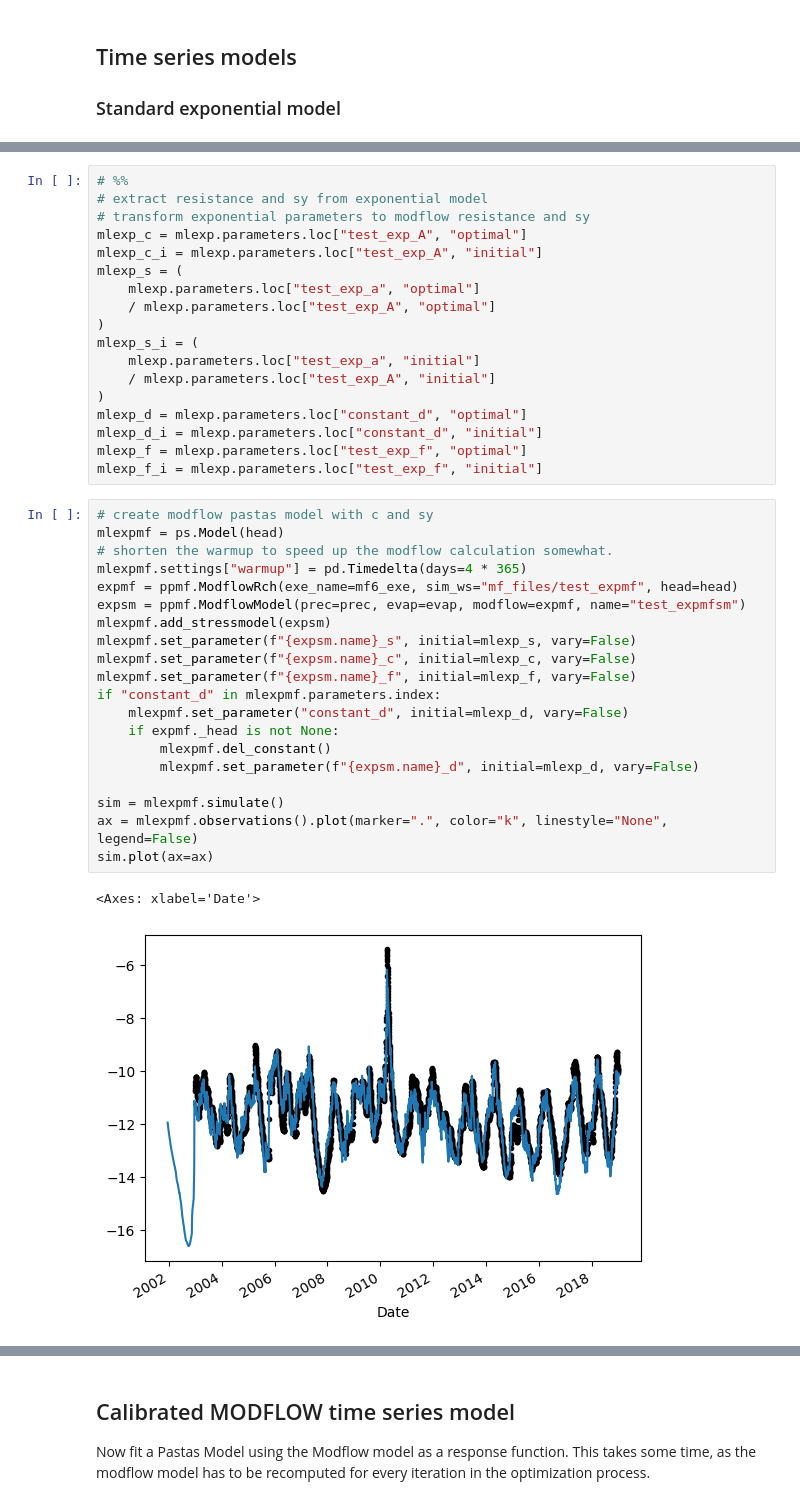
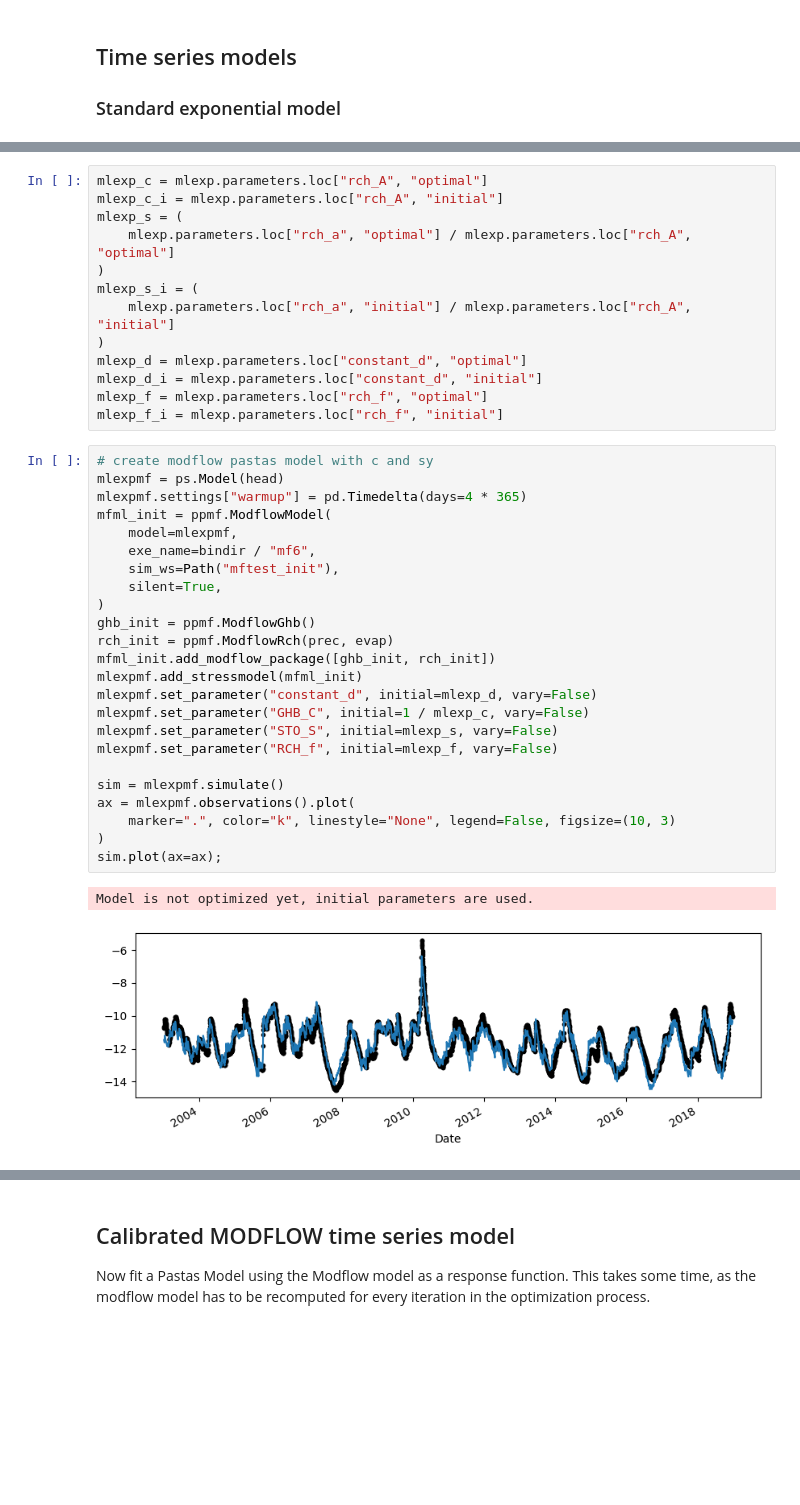
Before and after one commit to pastas/pastas-plugins, a Jupyter notebook: docs/examples/modflow.ipynb, the cells around one changed output, grey strips where cells are left out. Saved outputs shown, nothing was run; the diff lists cells and outputs as text; blank space fills up the shorter version.

Commit message:
update modflow example notebooks

```diff
--- a/docs/examples/modflow.ipynb
+++ b/docs/examples/modflow.ipynb
@@ -97,44 +77,43 @@ Using parameters based on the Pastas Exponential model.
 # %%
-# %%
-# extract resistance and sy from exponential model
-# transform exponential parameters to modflow resistance and sy
-mlexp_c = mlexp.parameters.loc["test_exp_A", "optimal"]
-mlexp_c_i = mlexp.parameters.loc["test_exp_A", "initial"]
+mlexp_c = mlexp.parameters.loc["rch_A", "optimal"]
+mlexp_c_i = mlexp.parameters.loc["rch_A", "initial"]
 mlexp_s = (
-    mlexp.parameters.loc["test_exp_a", "optimal"]
-    / mlexp.parameters.loc["test_exp_A", "optimal"]
+    mlexp.parameters.loc["rch_a", "optimal"] / mlexp.parameters.loc["rch_A", "optimal"]
 )
 mlexp_s_i = (
-    mlexp.parameters.loc["test_exp_a", "initial"]
-    / mlexp.parameters.loc["test_exp_A", "initial"]
+    mlexp.parameters.loc["rch_a", "initial"] / mlexp.parameters.loc["rch_A", "initial"]
 )
 mlexp_d = mlexp.parameters.loc["constant_d", "optimal"]
 mlexp_d_i = mlexp.parameters.loc["constant_d", "initial"]
-mlexp_f = mlexp.parameters.loc["test_exp_f", "optimal"]
-mlexp_f_i = mlexp.parameters.loc["test_exp_f", "initial"]
+mlexp_f = mlexp.parameters.loc["rch_f", "optimal"]
+mlexp_f_i = mlexp.parameters.loc["rch_f", "initial"]
 # %%
 # create modflow pastas model with c and sy
 mlexpmf = ps.Model(head)
-# shorten the warmup to speed up the modflow calculation somewhat.
 mlexpmf.settings["warmup"] = pd.Timedelta(days=4 * 365)
-expmf = ppmf.ModflowRch(exe_name=mf6_exe, sim_ws="mf_files/test_expmf", head=head)
-expsm = ppmf.ModflowModel(prec=prec, evap=evap, modflow=expmf, name="test_expmfsm")
-mlexpmf.add_stressmodel(expsm)
-mlexpmf.set_parameter(f"{expsm.name}_s", initial=mlexp_s, vary=False)
-mlexpmf.set_parameter(f"{expsm.name}_c", initial=mlexp_c, vary=False)
-mlexpmf.set_parameter(f"{expsm.name}_f", initial=mlexp_f, vary=False)
-if "constant_d" in mlexpmf.parameters.index:
-    mlexpmf.set_parameter("constant_d", initial=mlexp_d, vary=False)
-    if expmf._head is not None:
-        mlexpmf.del_constant()
-        mlexpmf.set_parameter(f"{expsm.name}_d", initial=mlexp_d, vary=False)
+mfml_init = ppmf.ModflowModel(
+    model=mlexpmf,
+    exe_name=bindir / "mf6",
+    sim_ws=Path("mftest_init"),
+    silent=True,
+)
+ghb_init = ppmf.ModflowGhb()
+rch_init = ppmf.ModflowRch(prec, evap)
+mfml_init.add_modflow_package([ghb_init, rch_init])
+mlexpmf.add_stressmodel(mfml_init)
+mlexpmf.set_parameter("constant_d", initial=mlexp_d, vary=False)
+mlexpmf.set_parameter("GHB_C", initial=1 / mlexp_c, vary=False)
+mlexpmf.set_parameter("STO_S", initial=mlexp_s, vary=False)
+mlexpmf.set_parameter("RCH_f", initial=mlexp_f, vary=False)
 
 sim = mlexpmf.simulate()
-ax = mlexpmf.observations().plot(marker=".", color="k", linestyle="None", legend=False)
-sim.plot(ax=ax)
+ax = mlexpmf.observations().plot(
+    marker=".", color="k", linestyle="None", legend=False, figsize=(10, 3)
+)
+sim.plot(ax=ax);
 # %% [output]
-<Axes: xlabel='Date'>
+Model is not optimized yet, initial parameters are used.
-[figure, old version]
+[figure, new version]
 # %%
 mlexpmf.parameters
 # %% [output]
```
Also changed, not shown: parts of 20 cells of this notebook, 2 other files.
